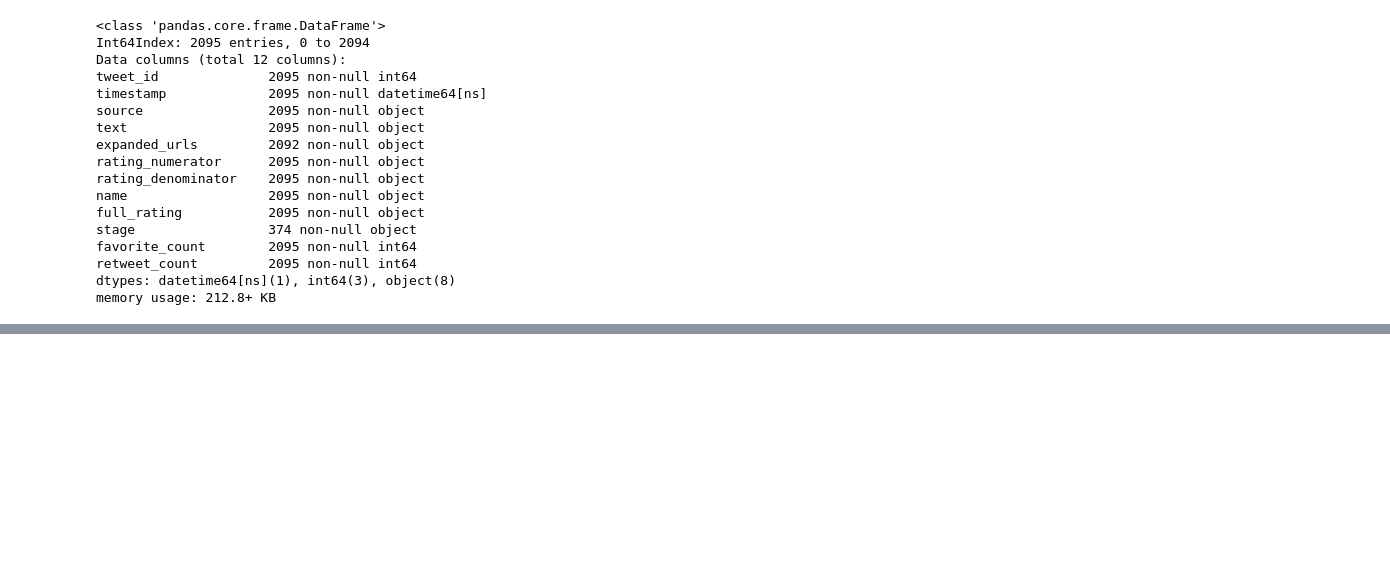
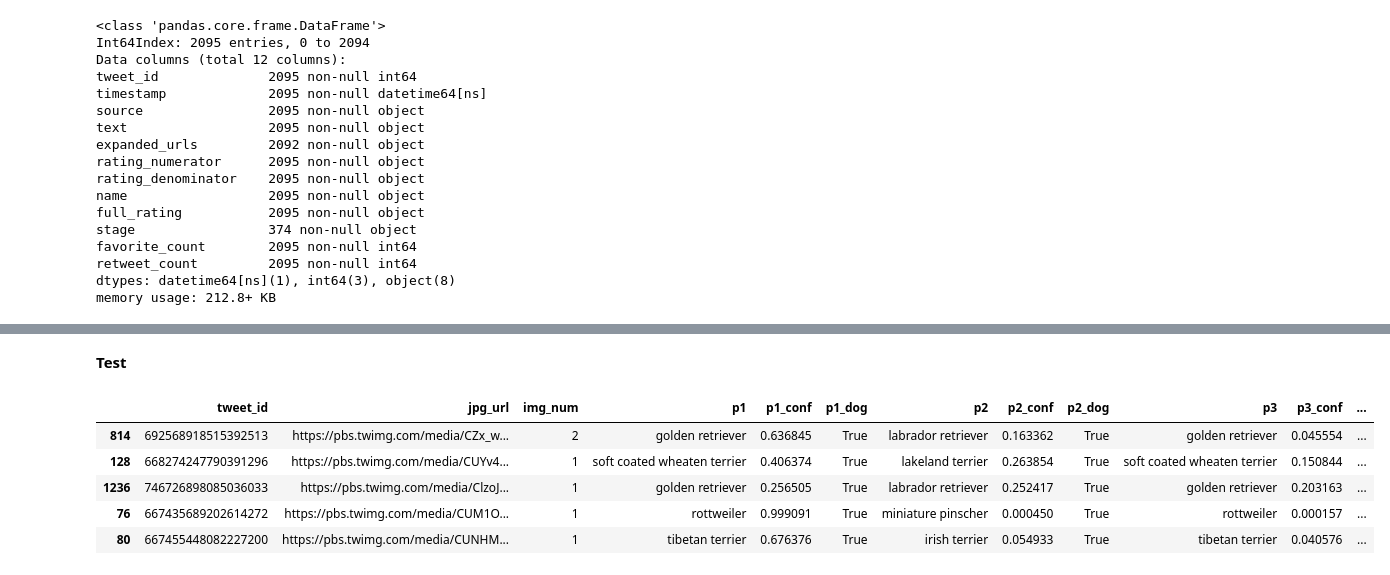
Before and after one commit to rohit-yadav/we_rate_dogs, a Jupyter notebook: we_rate_dogs.ipynb, the cells around one changed output, grey strips where cells are left out. Saved outputs shown, nothing was run; the diff lists cells and outputs as text; code cells hidden in the pictures; blank space fills up the shorter version.

Commit message:
Clean: Remove special characters

```diff
--- a/we_rate_dogs.ipynb
+++ b/we_rate_dogs.ipynb
@@ -897,0 +906,23 @@ memory usage: 212.8+ KB
+# %%
+predictions_clean['p1'] = predictions_clean.p1.str.replace("_"," ")
+predictions_clean['p1'] = predictions_clean.p1.str.replace("-"," ")
+predictions_clean['p1'] = predictions_clean.p1.str.lower()
+
+predictions_clean['p2'] = predictions_clean.p2.str.replace("_"," ")
+predictions_clean['p2'] = predictions_clean.p2.str.replace("-"," ")
+predictions_clean['p2'] = predictions_clean.p2.str.lower()
+
+predictions_clean['p3'] = predictions_clean.p3.str.replace("_"," ")
+predictions_clean['p3'] = predictions_clean.p3.str.replace("-"," ")
+predictions_clean['p3'] = predictions_clean.p1.str.lower()
+# %% [markdown]
+**Test**
+# %%
+predictions_clean.sample(5)
+# %% [output]
+|  | tweet_id | jpg_url | img_num | p1 | p1_conf | p1_dog | p2 | p2_conf | p2_dog | p3 | p3_conf | ... |
+| 814 | 692568918515392513 | https://pbs.twimg.com/media/CZx_w... | 2 | golden retriever | 0.636845 | True | labrador retriever | 0.163362 | True | golden retriever | 0.045554 | ... |
+| 128 | 668274247790391296 | https://pbs.twimg.com/media/CUYv4... | 1 | soft coated wheaten terrier | 0.406374 | True | lakeland terrier | 0.263854 | True | soft coated wheaten terrier | 0.150844 | ... |
+| 1236 | 746726898085036033 | https://pbs.twimg.com/media/ClzoJ... | 1 | golden retriever | 0.256505 | True | labrador retriever | 0.252417 | True | golden retriever | 0.203163 | ... |
+| 76 | 667435689202614272 | https://pbs.twimg.com/media/CUM1O... | 1 | rottweiler | 0.999091 | True | miniature pinscher | 0.000450 | True | rottweiler | 0.000157 | ... |
+| 80 | 667455448082227200 | https://pbs.twimg.com/media/CUNHM... | 1 | tibetan terrier | 0.676376 | True | irish terrier | 0.054933 | True | tibetan terrier | 0.040576 | ... |
```
Also changed, not shown: parts of 5 cells of this notebook, 2 other files.
